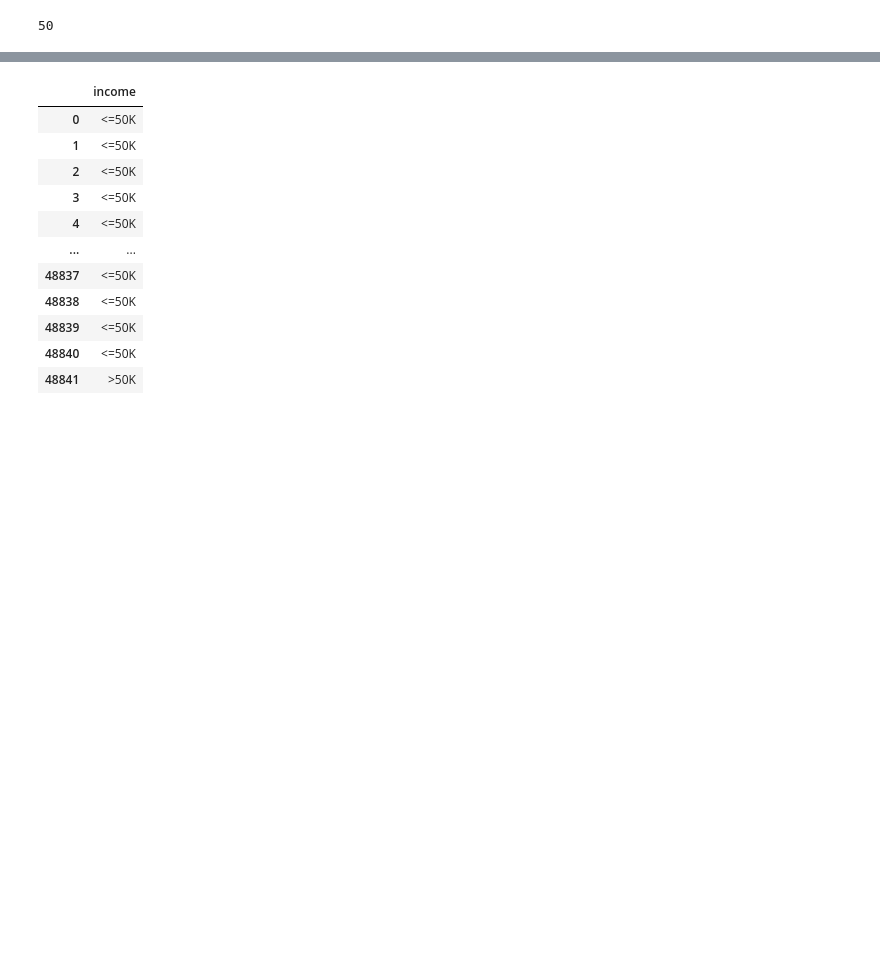
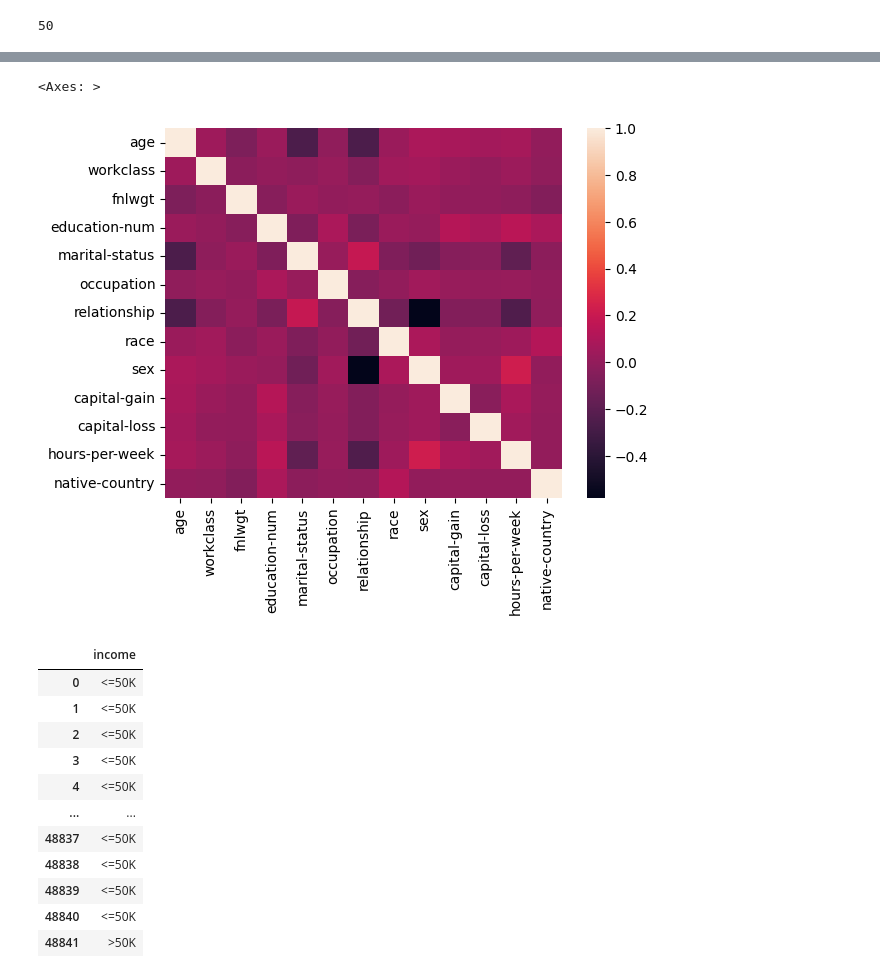
Before and after one commit to Imanjith/machineLearningCW, a Jupyter notebook: main.ipynb, the cells around one changed output, grey strips where cells are left out. Drawn from its saved outputs; the diff is of its cells as text; code cells hidden in the pictures; blank space fills up the shorter version.

```diff
--- a/main.ipynb
+++ b/main.ipynb
@@ -258,3 +266,8 @@ X
+# %%
+sns.heatmap(X.corr())
+# %% [output]
+<Axes: >
+[figure, added]
 # %%
 y = X[["income"]].copy()
 X = X.drop("income", axis=1)
```
Also changed, not shown: parts of 16 cells of this notebook.
